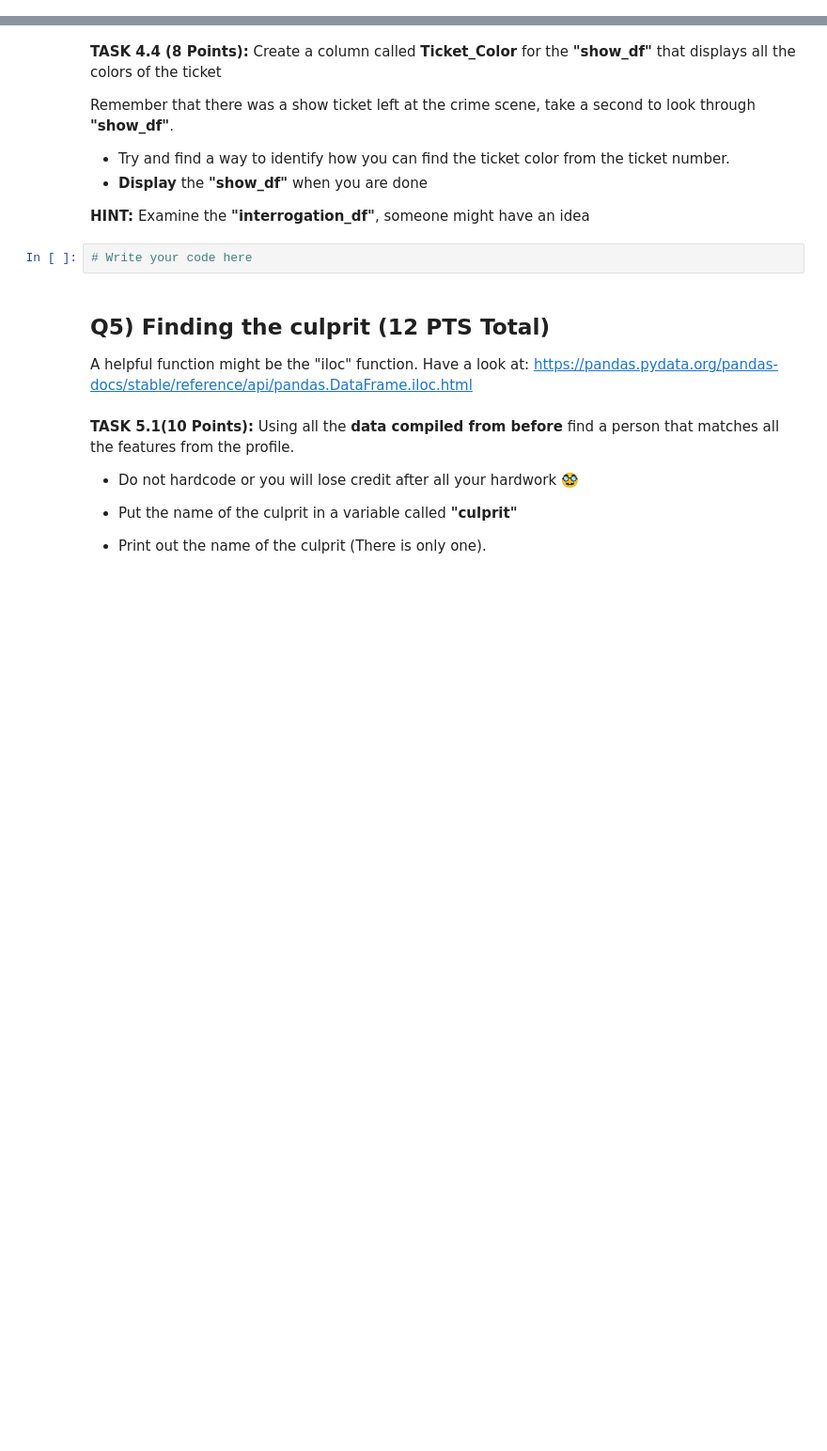
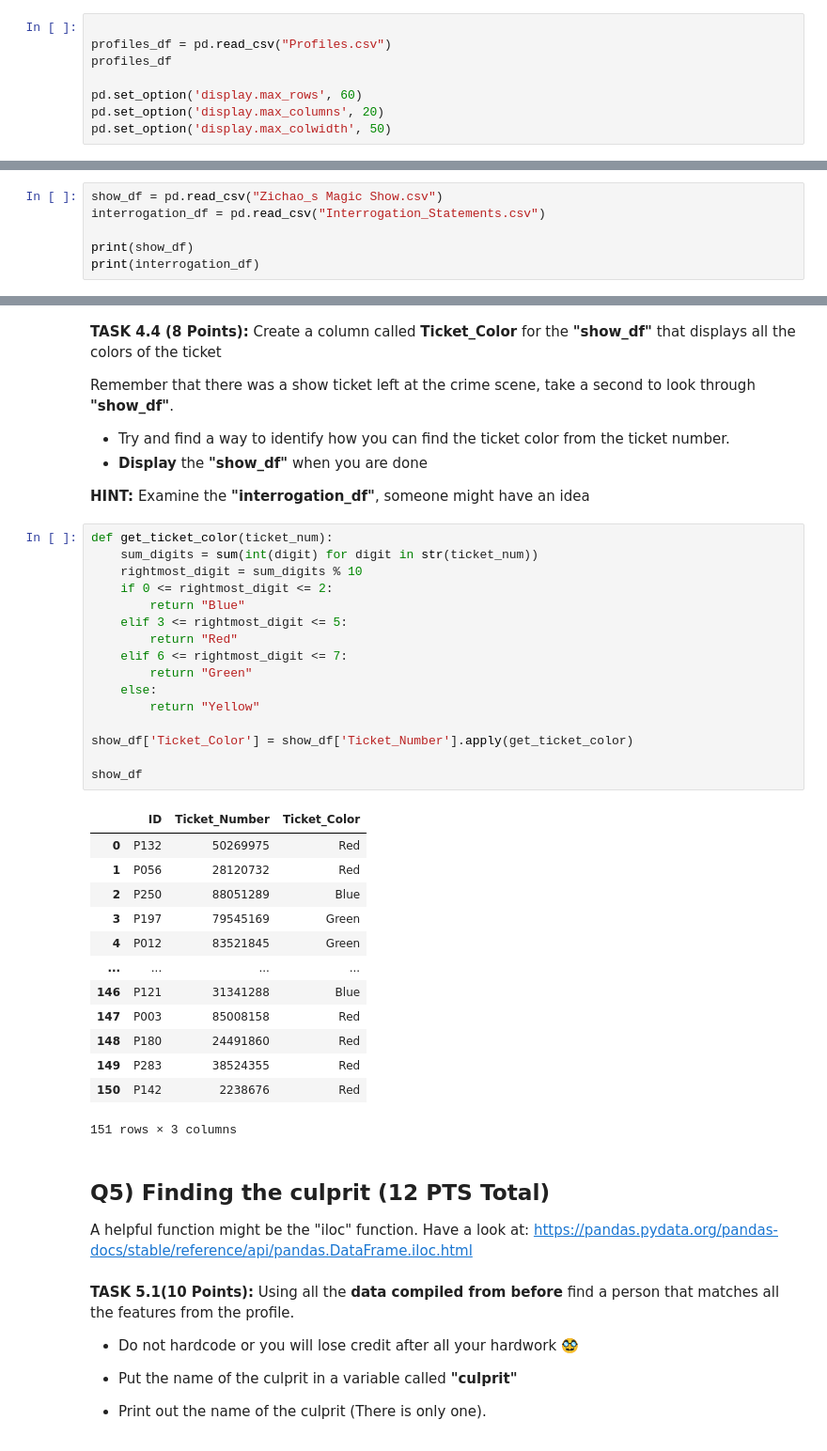
Before and after one commit to alem425/amorgCMSC320_Spring25_Git, a Jupyter notebook: H3/CMSC320_HW3_Spring2025.ipynb, the cells around one changed output, grey strips where cells are left out. Shown at 94% size. Saved outputs shown, nothing was run; the diff lists cells and outputs as text; blank space fills up the shorter version.

```diff
--- a/H3/CMSC320_HW3_Spring2025.ipynb
+++ b/H3/CMSC320_HW3_Spring2025.ipynb
@@ -132,3 +114,11 @@ profiles_df
+# %%
+
+profiles_df = pd.read_csv("Profiles.csv")
+profiles_df
+
+pd.set_option('display.max_rows', 60)
+pd.set_option('display.max_columns', 20)
+pd.set_option('display.max_colwidth', 50)
 # %% [markdown]
 **TASK 1.2 (1 Point):**  Next, you need to display the number of rows and columns in the "Profiles" dataset.
 # %%
@@ -420,0 +468,6 @@ Load in the **"Zichao's Magic Show.csv"** into a dataframe called **"show_df"**
+# %%
+show_df = pd.read_csv("Zichao_s Magic Show.csv")
+interrogation_df = pd.read_csv("Interrogation_Statements.csv")
+
+print(show_df)
+print(interrogation_df)
@@ -457,8 +583,36 @@ Remember that there was a show ticket left at the crime scene, take a second to
 - **Display** the **"show_df"** when you are done
 
 **HINT:** Examine the **"interrogation_df"**, someone might have an idea
-# %%
-# Write your code here
+# %%
+def get_ticket_color(ticket_num):
+    sum_digits = sum(int(digit) for digit in str(ticket_num))
+    rightmost_digit = sum_digits % 10
+    if 0 <= rightmost_digit <= 2:
+        return "Blue"
+    elif 3 <= rightmost_digit <= 5:
+        return "Red"
+    elif 6 <= rightmost_digit <= 7:
+        return "Green"
+    else:
+        return "Yellow"
+
+show_df['Ticket_Color'] = show_df['Ticket_Number'].apply(get_ticket_color)
+
+show_df
+# %% [output]
+|  | ID | Ticket_Number | Ticket_Color |
+| 0 | P132 | 50269975 | Red |
+| 1 | P056 | 28120732 | Red |
+| 2 | P250 | 88051289 | Blue |
+| 3 | P197 | 79545169 | Green |
+| 4 | P012 | 83521845 | Green |
+| ... | ... | ... | ... |
+| 146 | P121 | 31341288 | Blue |
+| 147 | P003 | 85008158 | Red |
+| 148 | P180 | 24491860 | Red |
+| 149 | P283 | 38524355 | Red |
+| 150 | P142 | 2238676 | Red |
+151 rows × 3 columns
 # %% [markdown]
 ## Q5) Finding the culprit (12 PTS Total)
 
```
Also changed, not shown: parts of 32 cells of this notebook.
